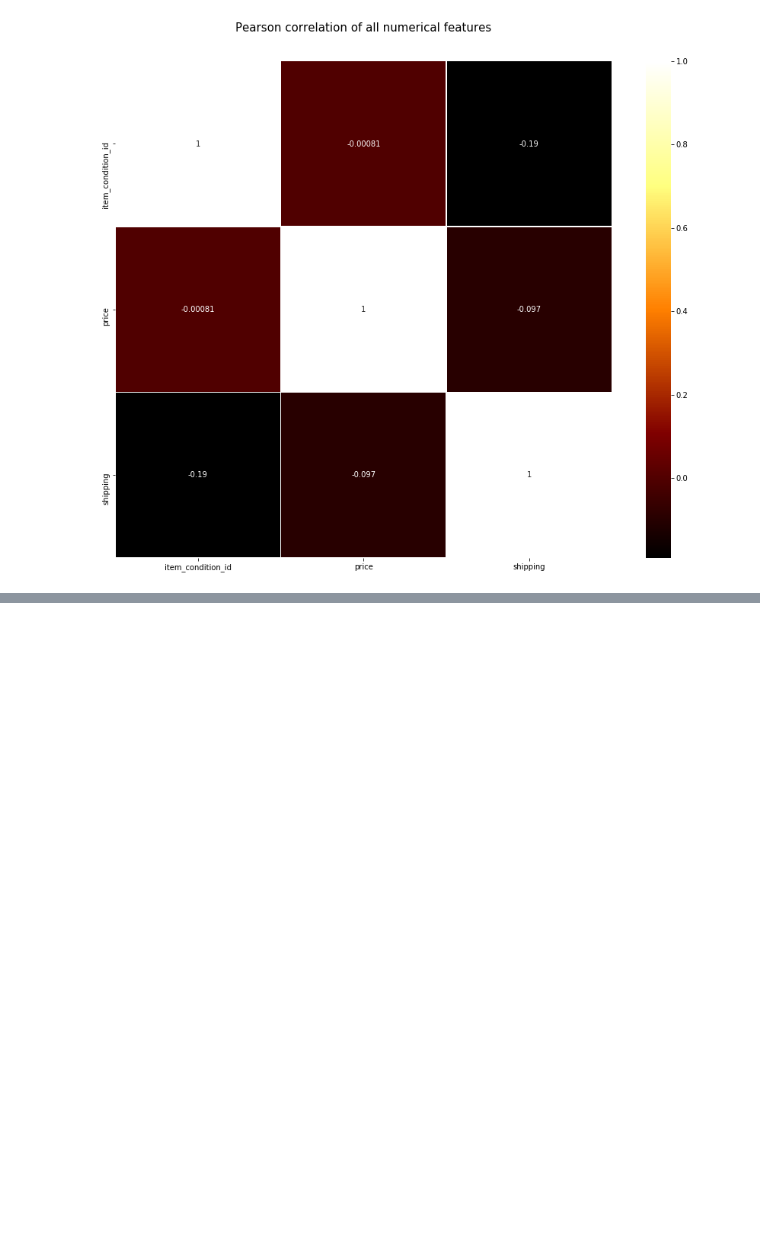
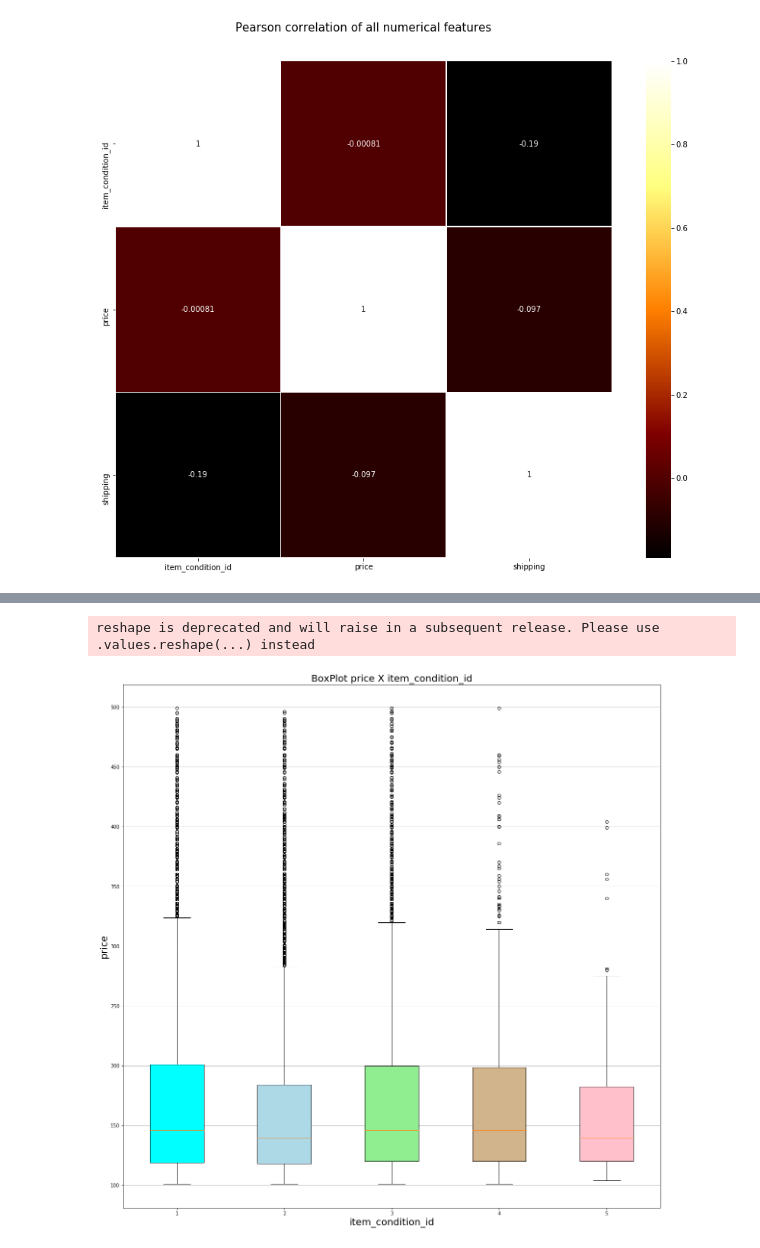
Before and after one commit to weihuacern/MPSCKernelGit, a Jupyter notebook: FeatureConstructor.ipynb, the cells around one changed output, grey strips where cells are left out. Drawn from its saved outputs; the diff is of its cells as text; code cells hidden in the pictures; blank space fills up the shorter version.

```diff
--- a/FeatureConstructor.ipynb
+++ b/FeatureConstructor.ipynb
@@ -84,0 +103,26 @@ del df_train_tmp
+# %%
+# plot price vs item condition
+pricecut_lo = 100
+pricecut_hi = 500
+df_train_tmp = df_train[ (df_train['price'] > pricecut_lo) & (df_train['price'] < pricecut_hi) ]
+my_plot = []
+for i in df_train['item_condition_id'].unique():
+    my_plot.append(df_train_tmp[df_train_tmp['item_condition_id']==i]['price'])
+
+fig, axes = plt.subplots(figsize=(20, 20))
+bp = axes.boxplot(my_plot,vert=True,patch_artist=True,labels=range(1,6))
+
+colors = ['cyan', 'lightblue', 'lightgreen', 'tan', 'pink']
+for patch, color in zip(bp['boxes'], colors):
+    patch.set_facecolor(color)
+
+axes.yaxis.grid(True)
+
+plt.title('BoxPlot price X item_condition_id', fontsize=20)
+plt.xlabel('item_condition_id', fontsize=20)
+plt.ylabel('price', fontsize=20)
+plt.show()
+del df_train_tmp
+# %% [output]
+reshape is deprecated and will raise in a subsequent release. Please use .values.reshape(...) instead
+[figure, added]
```
Also changed, not shown: parts of 2 cells of this notebook.
